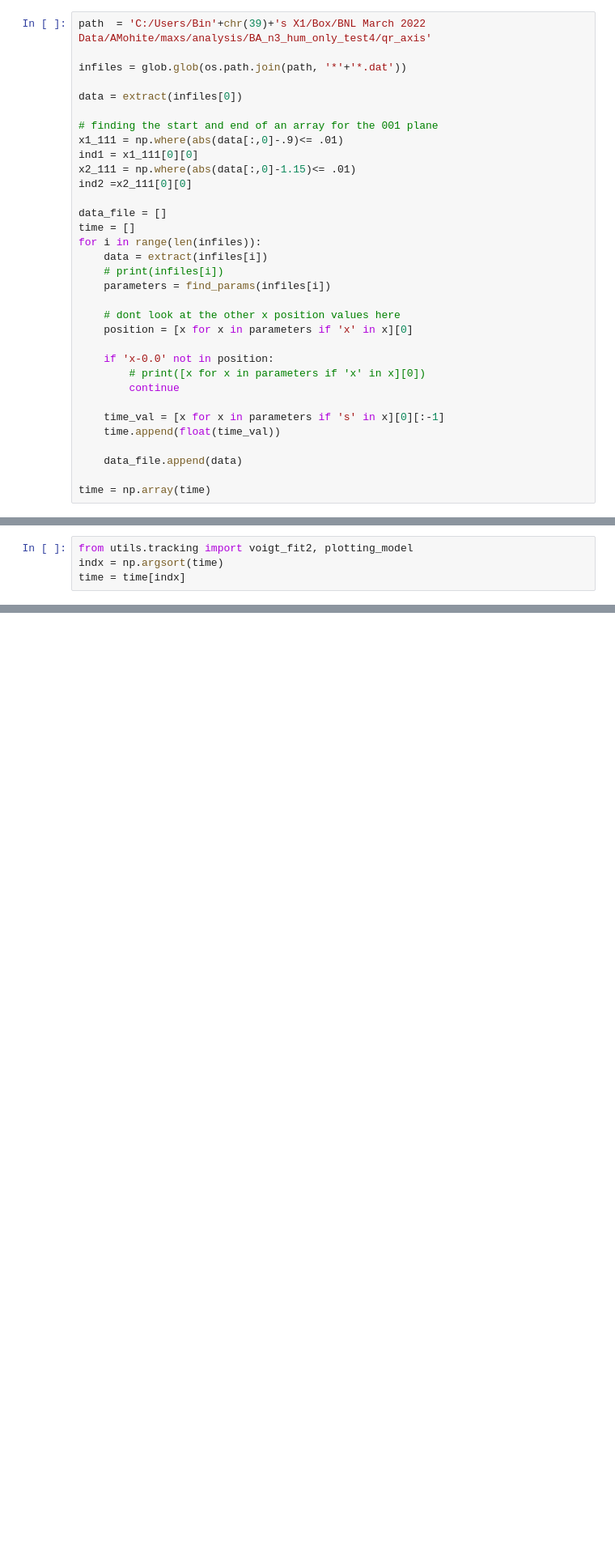
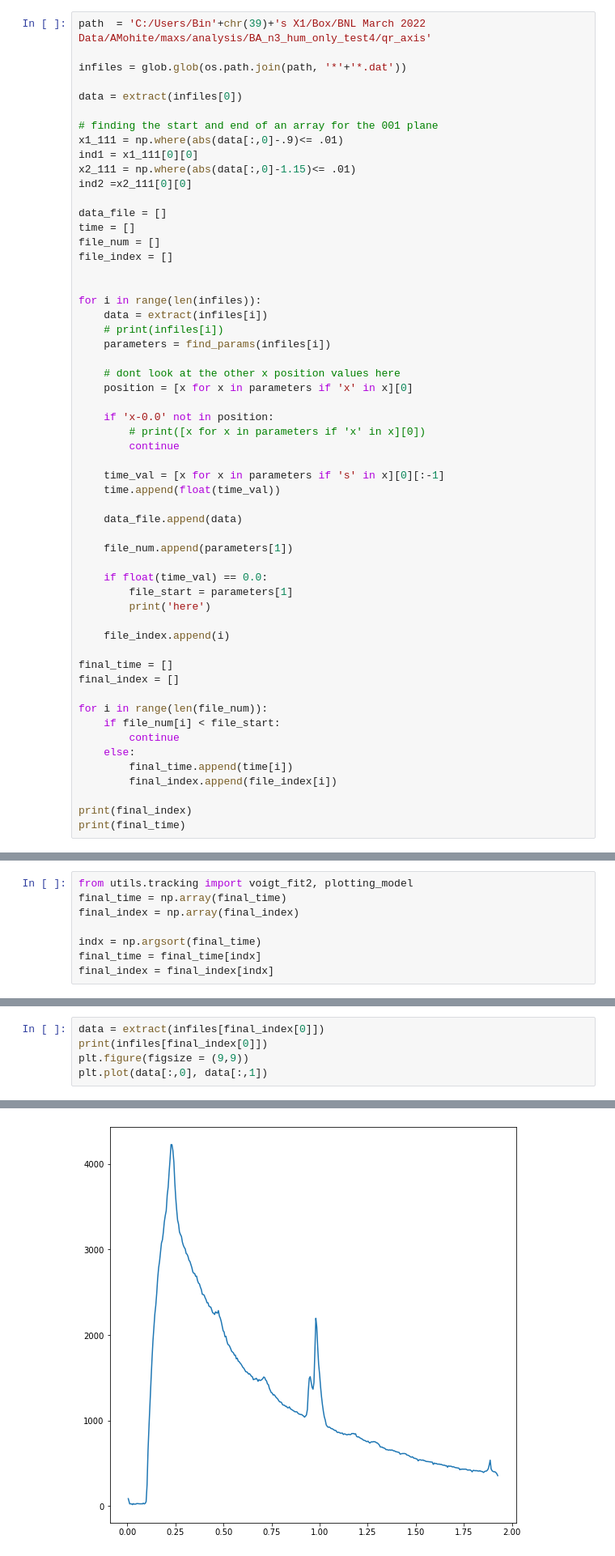
Before and after one commit to lwb56/Mohite_Lab, a Jupyter notebook: main.ipynb, the cells around one changed output, grey strips where cells are left out. Shown at 81% size. Drawn from its saved outputs; the diff is of its cells as text; blank space fills up the shorter version.

```diff
--- a/main.ipynb
+++ b/main.ipynb
@@ -149,6 +185,10 @@ ind2 =x2_111[0][0]
 
 data_file = []
 time = []
+file_num = []
+file_index = []
+
+
 for i in range(len(infiles)):
     data = extract(infiles[i])
     # print(infiles[i])
@@ -166,4 +206,23 @@ for i in range(len(infiles)):
 
     data_file.append(data)
 
-time = np.array(time)
+    file_num.append(parameters[1])
+
+    if float(time_val) == 0.0:
+        file_start = parameters[1]
+        print('here')
+
+    file_index.append(i)
+
+final_time = []
+final_index = []
+
+for i in range(len(file_num)):
+    if file_num[i] < file_start:
+        continue
+    else:
+        final_time.append(time[i])
+        final_index.append(file_index[i])
+
+print(final_index)
+print(final_time)
@@ -170,4 +233,8 @@ time = np.array(time)
 # %%
 from utils.tracking import voigt_fit2, plotting_model
-indx = np.argsort(time)
-time = time[indx]
+final_time = np.array(final_time)
+final_index = np.array(final_index)
+
+indx = np.argsort(final_time)
+final_time = final_time[indx]
+final_index = final_index[indx]
@@ -173,0 +263,6 @@ time = time[indx]
+# %%
+data = extract(infiles[final_index[0]])
+print(infiles[final_index[0]])
+plt.figure(figsize = (9,9))
+plt.plot(data[:,0], data[:,1])
+# %% [output]
@@ -174 +271,2 @@ time = time[indx]
+[figure, added]
 # %%
```
Also changed, not shown: parts of 13 cells of this notebook, 2 other files.
